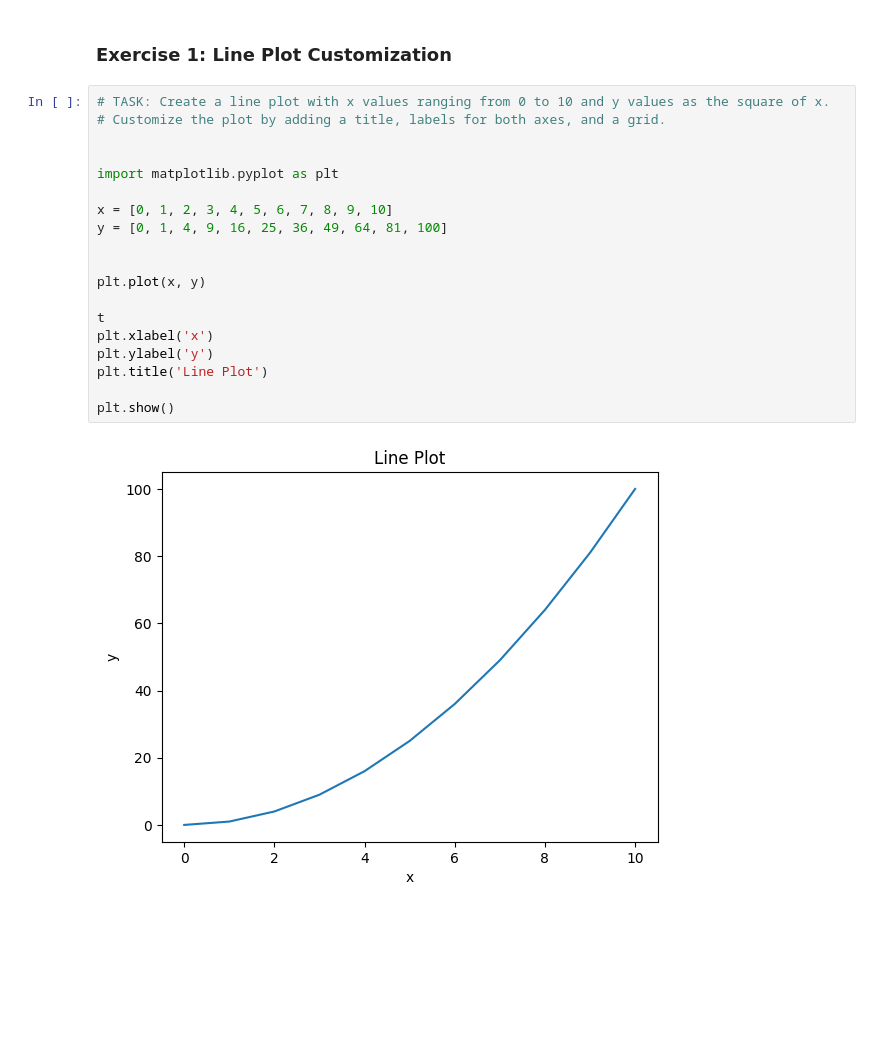
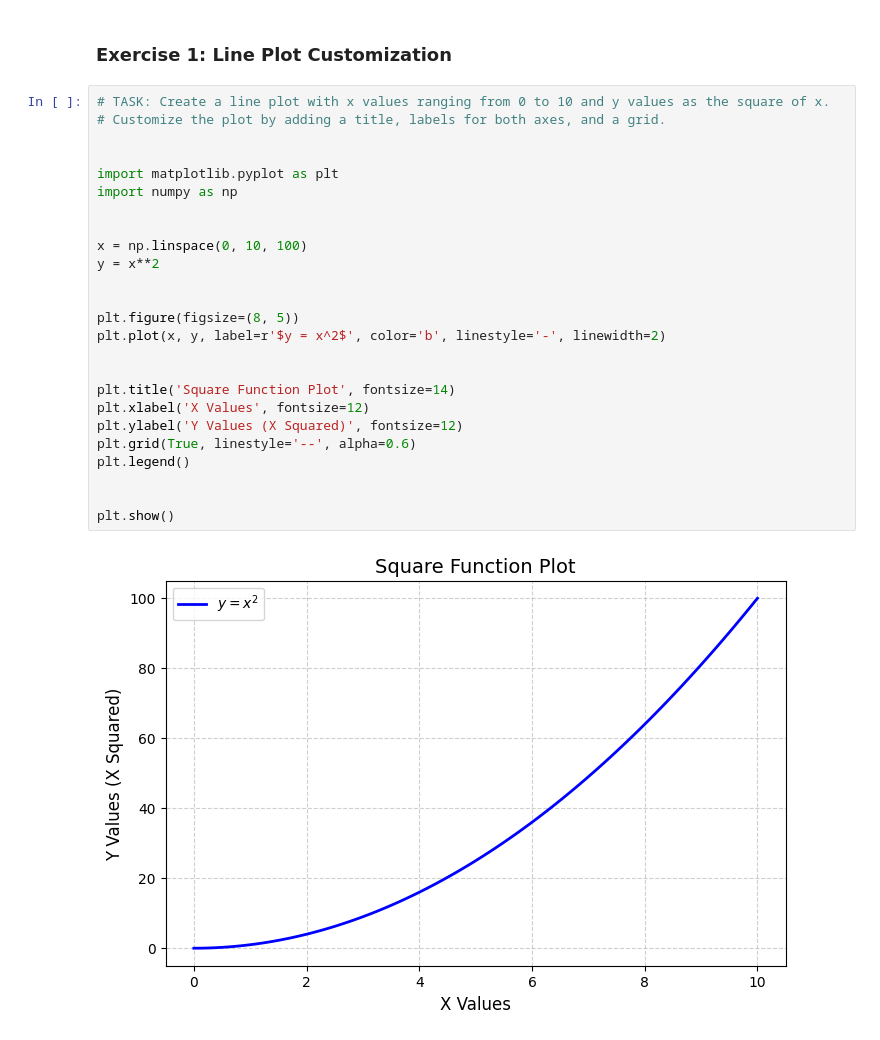
Before and after one commit to Vandanagm/python-jupyter-template, a Jupyter notebook: src/1-line-plot.ipynb, the cells around one changed output. Drawn from its saved outputs; the diff is of its cells as text; blank space fills up the shorter version.

```diff
--- a/src/1-line-plot.ipynb
+++ b/src/1-line-plot.ipynb
@@ -3,21 +3,27 @@
 # %%
 # TASK: Create a line plot with x values ranging from 0 to 10 and y values as the square of x.
 # Customize the plot by adding a title, labels for both axes, and a grid.
 
 
 import matplotlib.pyplot as plt
-
-x = [0, 1, 2, 3, 4, 5, 6, 7, 8, 9, 10]
-y = [0, 1, 4, 9, 16, 25, 36, 49, 64, 81, 100]
+import numpy as np
 
 
-plt.plot(x, y)
+x = np.linspace(0, 10, 100)
+y = x**2
 
-t
-plt.xlabel('x')
-plt.ylabel('y')
-plt.title('Line Plot')
+
+plt.figure(figsize=(8, 5))
+plt.plot(x, y, label=r'$y = x^2$', color='b', linestyle='-', linewidth=2)
+
+
+plt.title('Square Function Plot', fontsize=14)
+plt.xlabel('X Values', fontsize=12)
+plt.ylabel('Y Values (X Squared)', fontsize=12)
+plt.grid(True, linestyle='--', alpha=0.6)
+plt.legend()
+
 
 plt.show()
 # %% [output]
-[figure, old version]
+[figure, new version]
```
Also changed, not shown: 5 other files.
